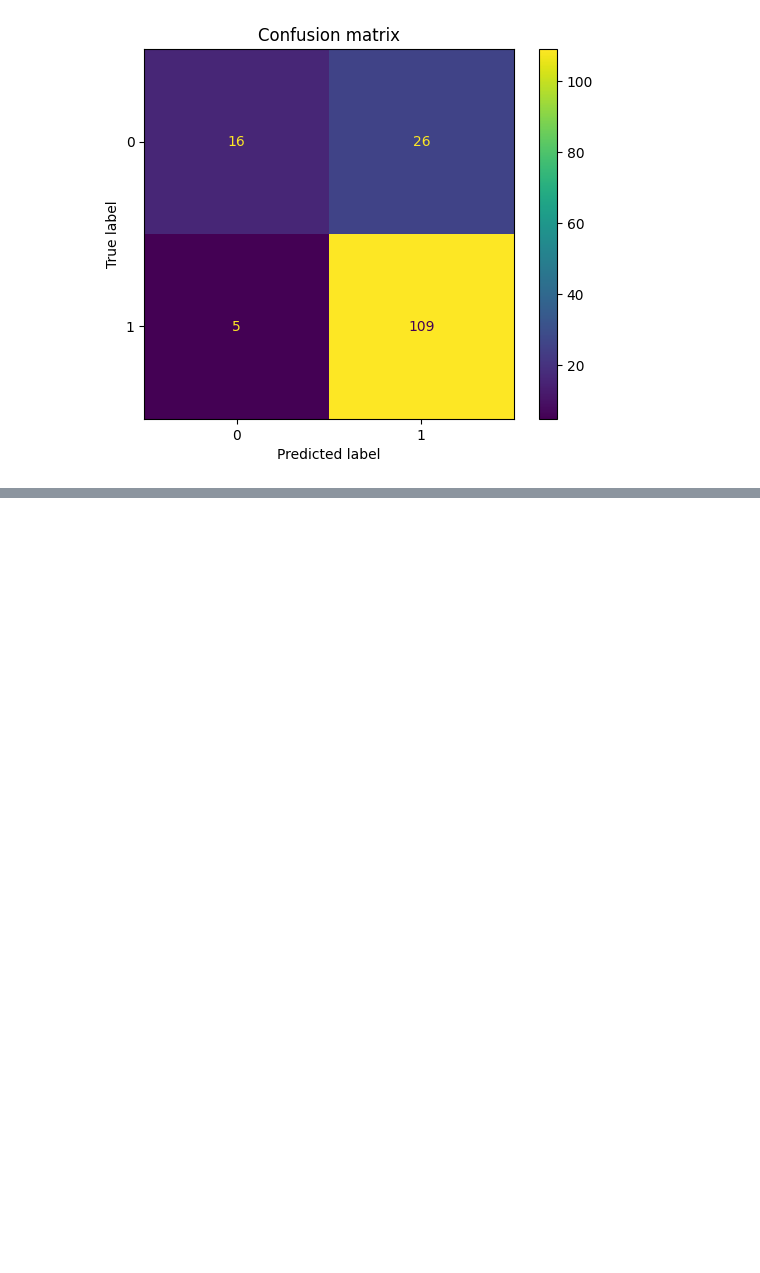
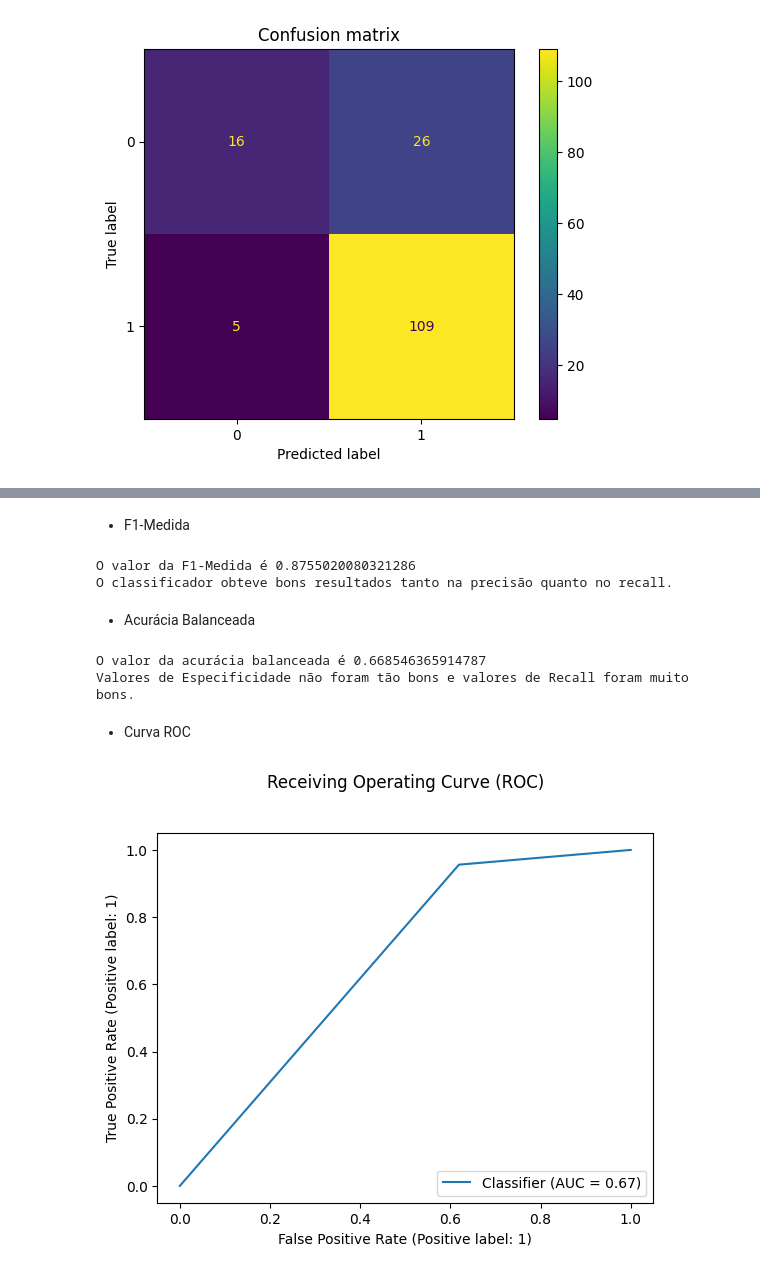
Before and after one commit to LuisLVieira/IA048, a Jupyter notebook: EFC2/efc02.ipynb, the cells around one changed output, grey strips where cells are left out. Saved outputs shown, nothing was run; the diff lists cells and outputs as text; code cells hidden in the pictures; blank space fills up the shorter version.

Commit message:
KNN feito
Precisamos certificar sobre as matrizes de confusão e curva ROC.

```diff
--- a/EFC2/efc02.ipynb
+++ b/EFC2/efc02.ipynb
@@ -377,0 +362,26 @@ Valores de Especificidade não foram tão bons e valores de Recall foram muito b
+# %% [markdown]
+- F1-Medida
+# %%
+F1 = metrics.f1_score(y_test, y_pred_test)
+print("O valor da F1-Medida é",F1)
+print("O classificador obteve bons resultados tanto na precisão quanto no recall.")
+# %% [output]
+O valor da F1-Medida é 0.8755020080321286
+O classificador obteve bons resultados tanto na precisão quanto no recall.
+# %% [markdown]
+- Acurácia Balanceada
+# %%
+a_b = metrics.balanced_accuracy_score(y_test, y_pred_test)
+print("O valor da acurácia balanceada é",a_b)
+print("Valores de Especificidade não foram tão bons e valores de Recall foram muito bons.")
+# %% [output]
+O valor da acurácia balanceada é 0.668546365914787
+Valores de Especificidade não foram tão bons e valores de Recall foram muito bons.
+# %% [markdown]
+- Curva ROC
+# %%
+ROC = metrics.RocCurveDisplay.from_predictions(y_test, y_pred_test)
+plt.title('Receiving Operating Curve (ROC)', y=1.1)
+plt.show()
+# %% [output]
+[figure, added]
```
Also changed, not shown: parts of 25 cells of this notebook.
